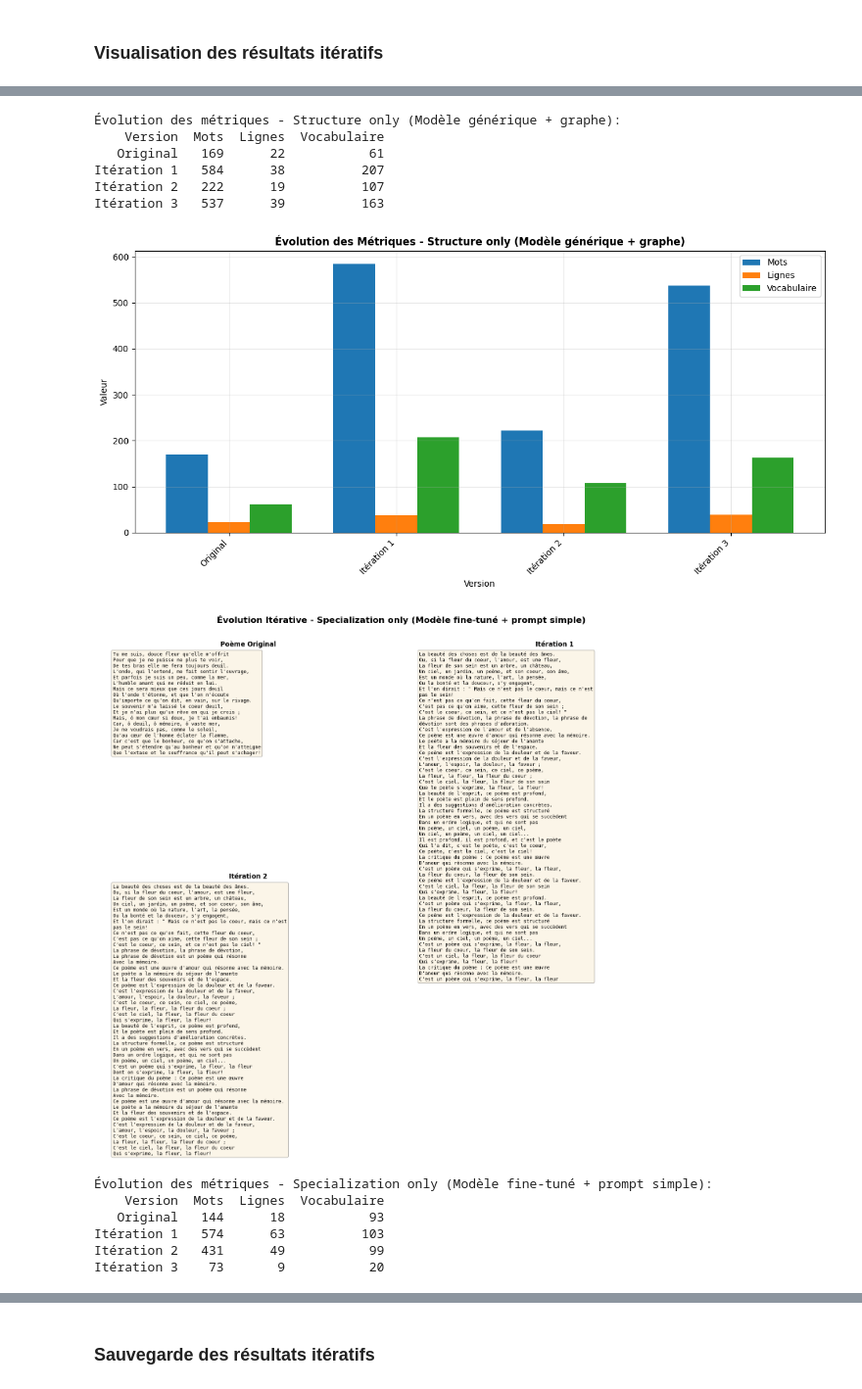
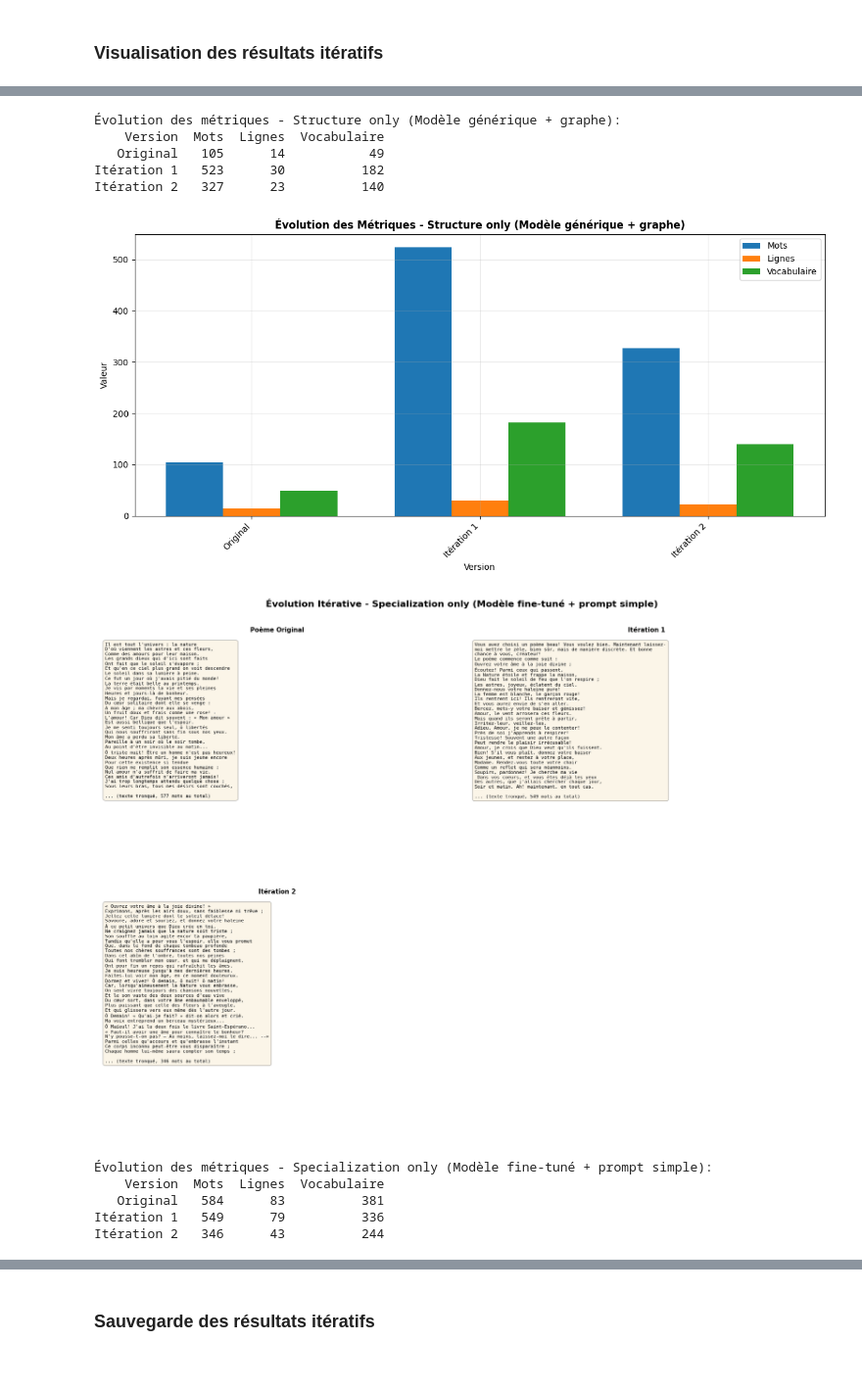
Before and after one commit to ErwinGoneMad/NLP2, a Jupyter notebook: sandbox.ipynb, the cells around one changed output, grey strips where cells are left out. Shown at 98% size. Drawn from its saved outputs; the diff is of its cells as text; code cells hidden in the pictures.

```diff
--- a/sandbox.ipynb
+++ b/sandbox.ipynb
@@ -398,8 +455,33 @@ from datetime import datetime
 import json
 
 TOPIC_GRAPH = {
-    "nodes": ["deuil", "mémoire", "océan"],
-    "edges": [("deuil", "mémoire"), ("mémoire", "océan")]
+    "nodes": [
+            "étoiles",
+            "infini",
+            "silence cosmique",
+            "exploration",
+            "nostalgie terrestre",
+            "découverte",
+            "solitude",
+            "émerveillement",
+            "mystère",
+            "temps"
+        ],
+        "edges": [
+            ["étoiles", "infini"],
+            ["infini", "silence cosmique"],
+            ["silence cosmique", "solitude"],
+            ["solitude", "nostalgie terrestre"],
+            ["nostalgie terrestre", "exploration"],
+            ["exploration", "découverte"],
+            ["découverte", "émerveillement"],
+            ["émerveillement", "mystère"],
+            ["mystère", "temps"],
+            ["temps", "étoiles"],
+            ["exploration", "silence cosmique"],
+            ["découverte", "infini"],
+            ["solitude", "émerveillement"]
+        ]
 }
 
 FORM_SPEC = {
@@ -580,7 +662,8 @@ Génération itérative terminée pour toutes les approches
 # %% [markdown]
 ### Visualisation des résultats itératifs
 # %%
-
+importlib.reload(src.iterative.visualization)
+from src.iterative.visualization import visualize_iterative_results
 
 approach_names = {
     "baseline": "Baseline (Modèle générique + prompt simple)",
@@ -605,14 +687,12 @@ Itération 3   546      31          212
 Évolution des métriques - Structure only (Modèle générique + graphe):
     Version  Mots  Lignes  Vocabulaire
-   Original   169      22           61
-Itération 1   584      38          207
-Itération 2   222      19          107
-Itération 3   537      39          163
+   Original   105      14           49
+Itération 1   523      30          182
+Itération 2   327      23          140
-[figure, old version]
+[figure, new version]
-[figure, old version]
+[figure, new version]
 Évolution des métriques - Specialization only (Modèle fine-tuné + prompt simple):
     Version  Mots  Lignes  Vocabulaire
-   Original   144      18           93
-Itération 1   574      63          103
-Itération 2   431      49           99
-Itération 3    73       9           20
+   Original   584      83          381
+Itération 1   549      79          336
+Itération 2   346      43          244
```
Also changed, not shown: parts of 13 cells of this notebook, 28 other files.
